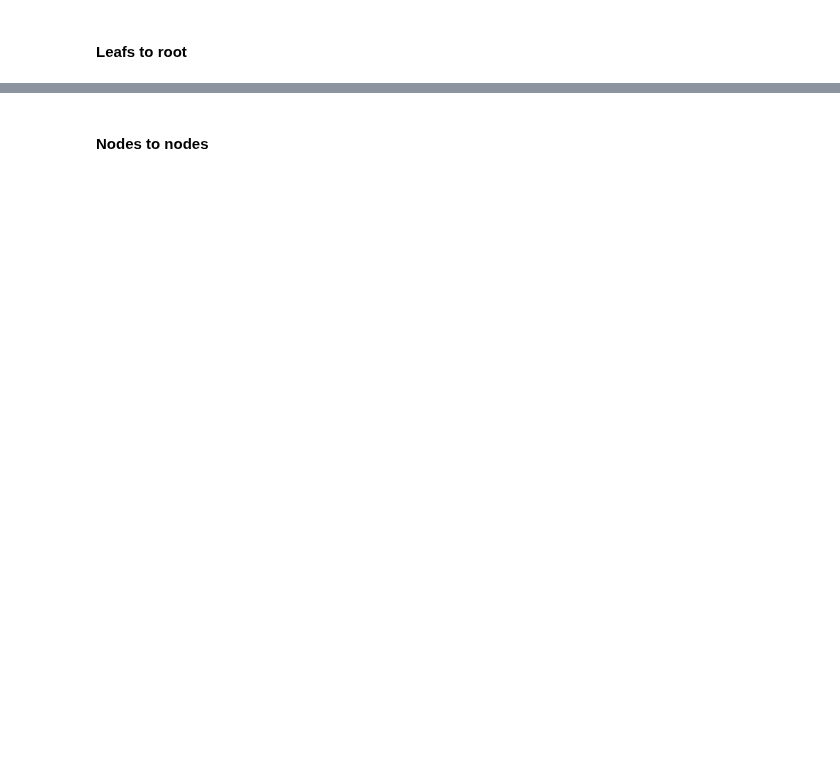
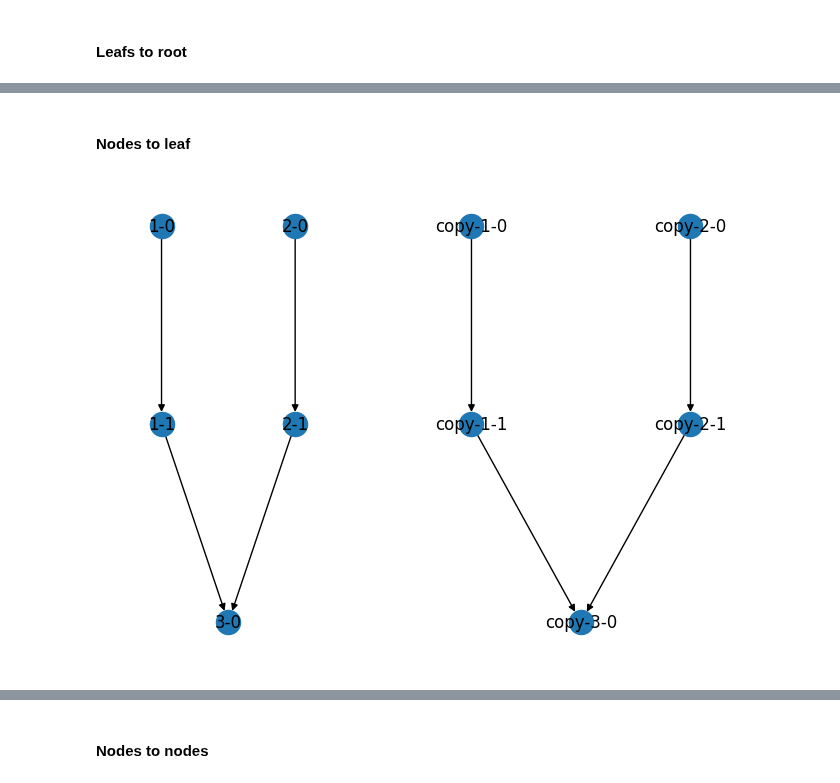
Before and after one commit to EchuCompa/pasantia-BICC, a Jupyter notebook: countingToposortsPolytrees.ipynb, the cells around one changed output, grey strips where cells are left out. Cells and saved outputs as stored; diff of their text form; code cells hidden in the pictures; blank space fills up the shorter version.

```diff
--- a/countingToposortsPolytrees.ipynb
+++ b/countingToposortsPolytrees.ipynb
@@ -77,0 +129,23 @@ middleTree = pathToLeaf(treeTest, 0)
+# %% [markdown]
+#### Nodes to leaf
+# %%
+numLevels = 2
+branchingFactor = 1
+
+leftTree = balancedTree(numLevels, branchingFactor)
+rigthTree = balancedTree(numLevels, branchingFactor)
+middleTree = balancedTree(1, branchingFactor)
+
+union = nx.union(leftTree, rigthTree, rename=('1-', '2-'))
+union = nx.union(union, middleTree, rename=('', '3-'))
+
+#Connect the trees to the middle one
+union.add_edge('1-1', '3-0')
+union.add_edge('2-1', '3-0')
+union = nx.union(union, union, rename=('', 'copy-'))
+drawGraph(union)
+#classifications, allTopos = classifyNodesByOrderAndIndexes(['12', '21', '31', '33'], union)
+#print(classifications)
+tst.test_allPolyTopos(union)
+# %% [output]
+[figure, added]
```
Also changed, not shown: parts of 19 cells of this notebook, 23 other files.
